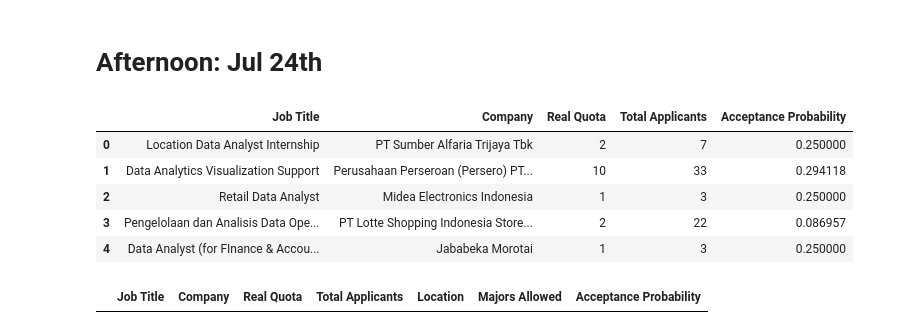
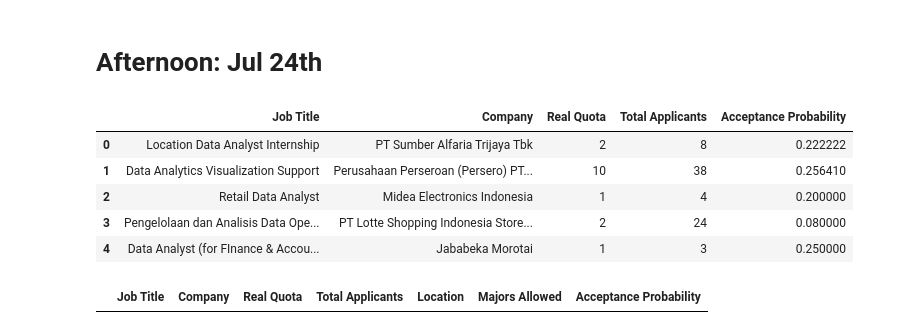
Before and after one commit to tejakusumahyusuf832/maganghub-analysis, a Jupyter notebook: notebooks/1.0-yt-eda.ipynb, the cells around one changed output. Drawn from its saved outputs; the diff is of its cells as text; code cells hidden in the pictures.

```diff
--- a/notebooks/1.0-yt-eda.ipynb
+++ b/notebooks/1.0-yt-eda.ipynb
@@ -184,24 +185,24 @@ df[
 # %% [markdown]
 # Afternoon: Jul 24th
 # %%
-df = pd.read_parquet("../maganghub_data_master_3.parquet")
+df = pd.read_parquet("../data/maganghub_data_master.parquet")
 
 # 2. Calculate the true probability
 # If you apply, the pool becomes (Total Applicants + 1)
 df["Acceptance Probability"] = df["Real Quota"] / (df["Total Applicants"] + 1)
 
 # 3. Cap the probability at 1.0 (100%)
 # This handles jobs where the Real Quota is larger than the number of applicants
 df["Acceptance Probability"] = df["Acceptance Probability"].clip(upper=1.0)
 
 # Preview your clean, mathematically sound dataframe
 df[["Job Title", "Company", "Real Quota", "Total Applicants", "Acceptance Probability"]].head()
 # %% [output]
 |  | Job Title | Company | Real Quota | Total Applicants | Acceptance Probability |
-| 0 | Location Data Analyst Internship | PT Sumber Alfaria Trijaya Tbk | 2 | 7 | 0.250000 |
-| 1 | Data Analytics Visualization Support | Perusahaan Perseroan (Persero) PT... | 10 | 33 | 0.294118 |
-| 2 | Retail Data Analyst | Midea Electronics Indonesia | 1 | 3 | 0.250000 |
-| 3 | Pengelolaan dan Analisis Data Ope... | PT Lotte Shopping Indonesia Store... | 2 | 22 | 0.086957 |
+| 0 | Location Data Analyst Internship | PT Sumber Alfaria Trijaya Tbk | 2 | 8 | 0.222222 |
+| 1 | Data Analytics Visualization Support | Perusahaan Perseroan (Persero) PT... | 10 | 38 | 0.256410 |
+| 2 | Retail Data Analyst | Midea Electronics Indonesia | 1 | 4 | 0.200000 |
+| 3 | Pengelolaan dan Analisis Data Ope... | PT Lotte Shopping Indonesia Store... | 2 | 24 | 0.080000 |
 | 4 | Data Analyst (for FInance & Accou... | Jababeka Morotai | 1 | 3 | 0.250000 |
 # %%
 df[
```
Also changed, not shown: parts of 6 cells of this notebook, 1 other file.
